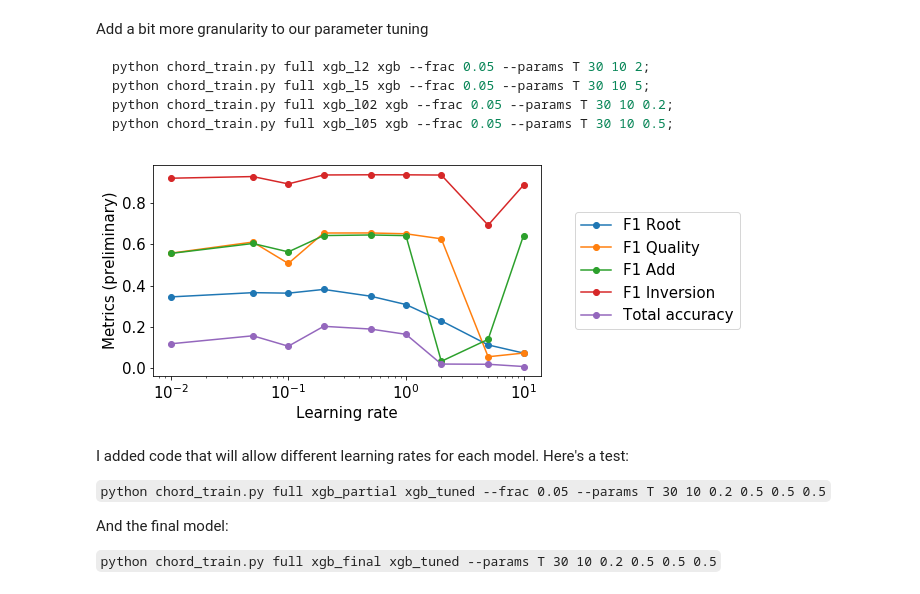
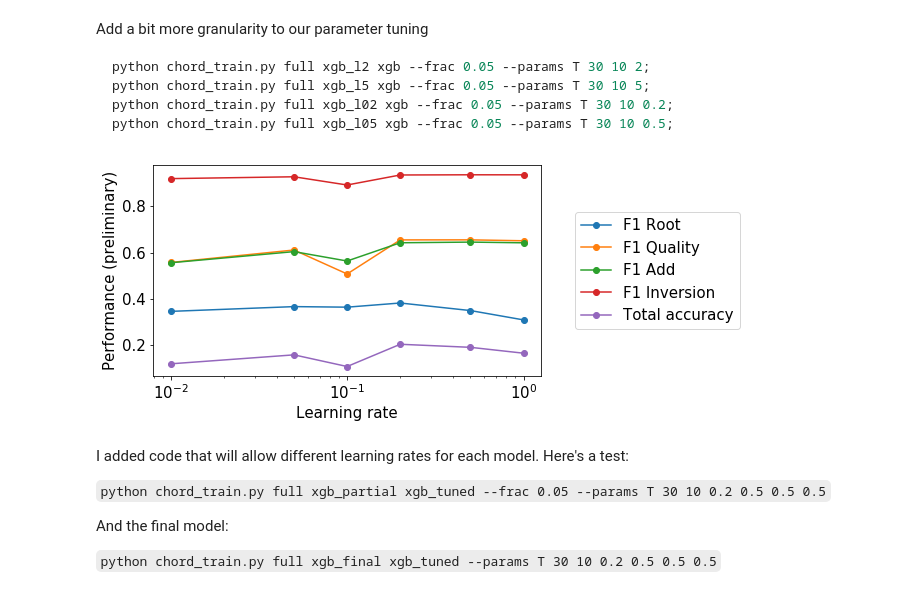
Before and after one commit to tristanlmiller/auto-guitar-tabs, a Jupyter notebook: Other models.ipynb, the cells around one changed output. Drawn from its saved outputs; the diff is of its cells as text; code cells hidden in the pictures.

Commit message:
push xgb models

```diff
--- a/Other models.ipynb
+++ b/Other models.ipynb
@@ -359,24 +359,22 @@ metrics.append(pickle.load(open("Models/xgb_l01_metrics.pkl", 'rb')))
 metrics.append(pickle.load(open("Models/xgb_l02_metrics.pkl", 'rb')))
 metrics.append(pickle.load(open("Models/xgb_l05_metrics.pkl", 'rb')))
 metrics.append(pickle.load(open("Models/xgb_l1_metrics.pkl", 'rb')))
-metrics.append(pickle.load(open("Models/xgb_l2_metrics.pkl", 'rb')))
-metrics.append(pickle.load(open("Models/xgb_l5_metrics.pkl", 'rb')))
-metrics.append(pickle.load(open("Models/xgb_l10_metrics.pkl", 'rb')))
 # %%
-learning_rate = [0.01,0.05,0.1,0.2,0.5,1,2,5,10]
+learning_rate = [0.01,0.05,0.1,0.2,0.5,1]
 plt.figure(figsize=(10,4))
 plt.plot(learning_rate, [m['root_F1_valid'] for m in metrics],'-o');
 plt.plot(learning_rate, [m['quality_F1_valid'] for m in metrics],'-o');
 plt.plot(learning_rate, [m['add_F1_valid'] for m in metrics],'-o');
 plt.plot(learning_rate, [m['inv_F1_valid'] for m in metrics],'-o');
 plt.plot(learning_rate, [m['total_acc_valid'] for m in metrics],'-o');
 plt.xlabel('Learning rate')
-plt.ylabel('Metrics (preliminary)')
+plt.ylabel('Performance (preliminary)')
 plt.xscale('log')
 plt.legend(['F1 Root','F1 Quality','F1 Add','F1 Inversion','Total accuracy'],bbox_to_anchor=(1.3, .5),loc='center')
 plt.tight_layout()
+plt.savefig('images/xgb_validation')
 # %% [output]
-[figure, old version]
+[figure, new version]
 # %% [markdown]
 I added code that will allow different learning rates for each model.  Here's a test:
 
```
Also changed, not shown: 43 other files.
